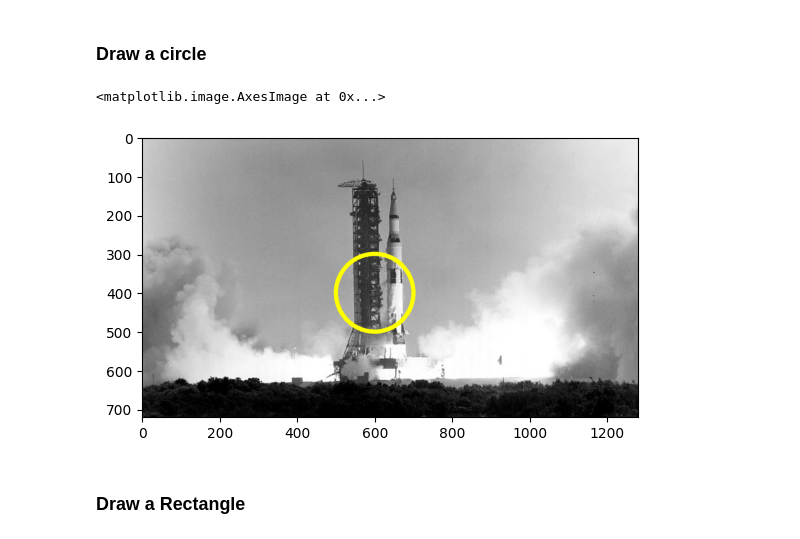
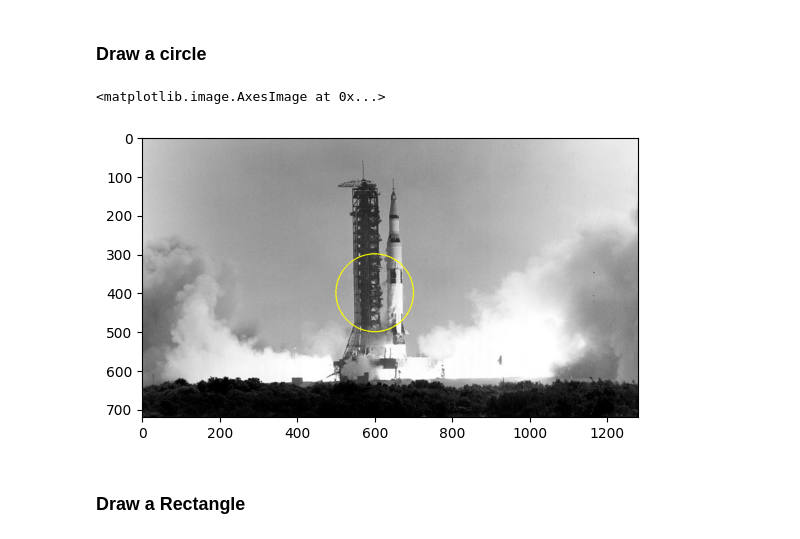
Before and after one commit to NiharP31/Open_CV_basics, a Jupyter notebook: Image_Annotation.ipynb, the cells around one changed output. Cells and saved outputs as stored; diff of their text form; code cells hidden in the pictures.

```diff
--- a/Image_Annotation.ipynb
+++ b/Image_Annotation.ipynb
@@ -32,12 +32,12 @@ plt.imshow(line_image[:,:,::-1])
 # %%
 circle_image = image.copy()
 
-cv.circle(circle_image, (600,400), 100, (0,255,255), thickness= 9, lineType=cv.LINE_8)
+cv.circle(circle_image, (600,400), 100, (0,255,255), thickness= 2, lineType=cv.LINE_8)
 
 plt.imshow(circle_image[:,:,::-1])
 # %% [output]
 <matplotlib.image.AxesImage at 0x...>
-[figure, old version]
+[figure, new version]
 # %% [markdown]
 ### Draw a Rectangle
 # %%
```
Also changed, not shown: 10 other files.
